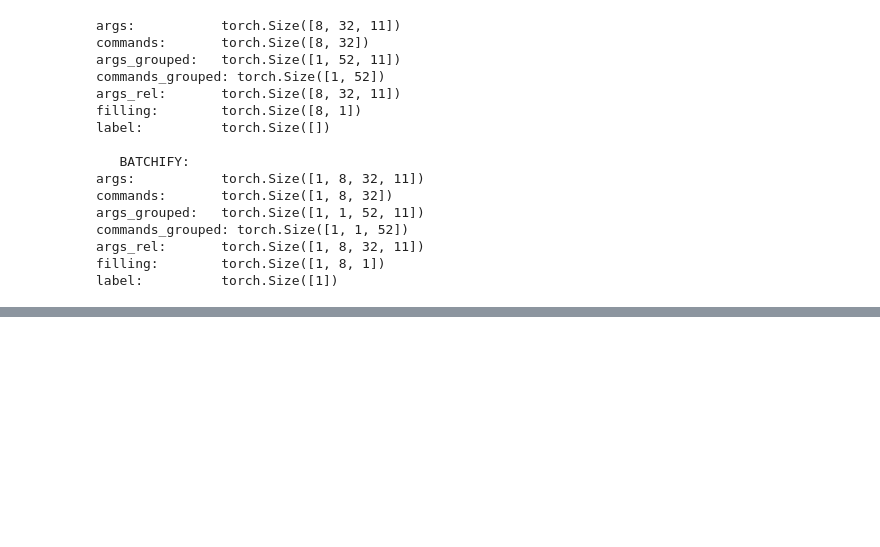
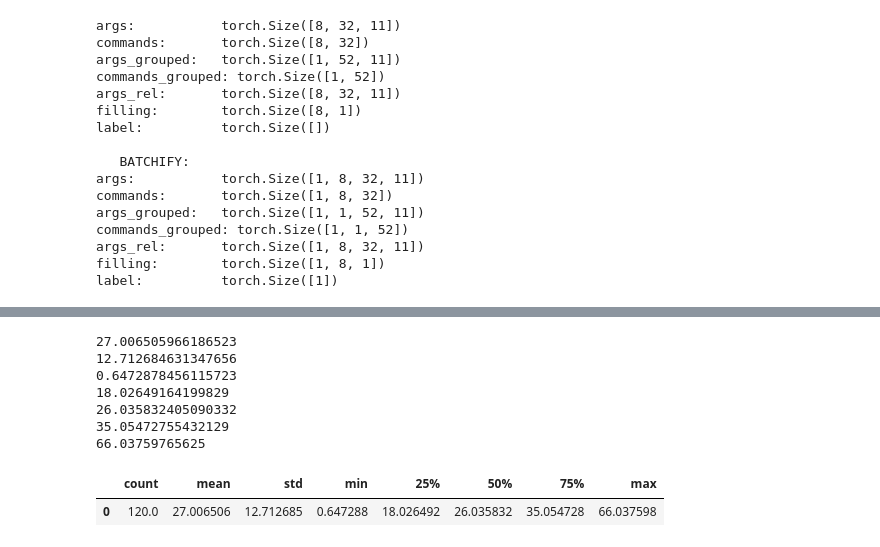
Before and after one commit to m43/deepsvg, a Jupyter notebook: notebooks/Playground.ipynb, the cells around one changed output, grey strips where cells are left out. Saved outputs shown, nothing was run; the diff lists cells and outputs as text; code cells hidden in the pictures; blank space fills up the shorter version.

```diff
--- a/notebooks/Playground.ipynb
+++ b/notebooks/Playground.ipynb
@@ -593,0 +798,16 @@ Earth movers distance loss: 29.514612197875977
+# %%
+df = pd.DataFrame(loss_dict["loss_emd"]).describe().transpose()
+for id in ["mean", "std", "min", "25%", "50%", "75%", "max"]:
+    print(float(df[id]))
+
+df
+# %% [output]
+27.006505966186523
+12.712684631347656
+0.6472878456115723
+18.02649164199829
+26.035832405090332
+35.05472755432129
+66.03759765625
+|  | count | mean | std | min | 25% | 50% | 75% | max |
+| 0 | 120.0 | 27.006506 | 12.712685 | 0.647288 | 18.026492 | 26.035832 | 35.054728 | 66.037598 |
```
Also changed, not shown: parts of 21 cells of this notebook, 5 other files.
